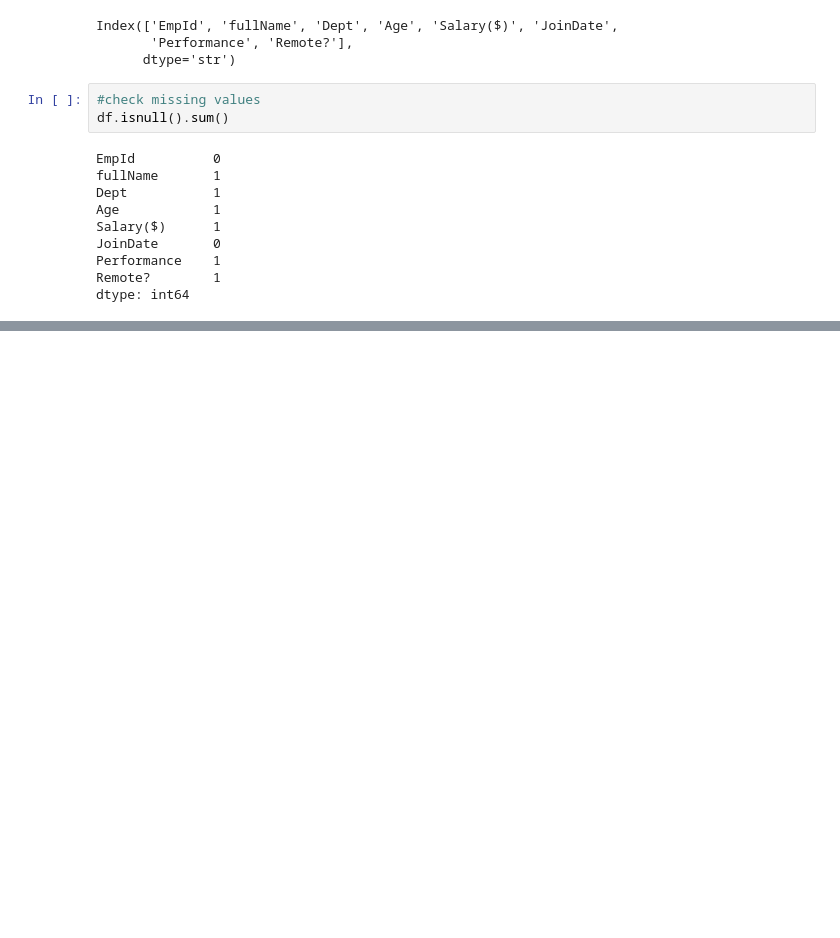
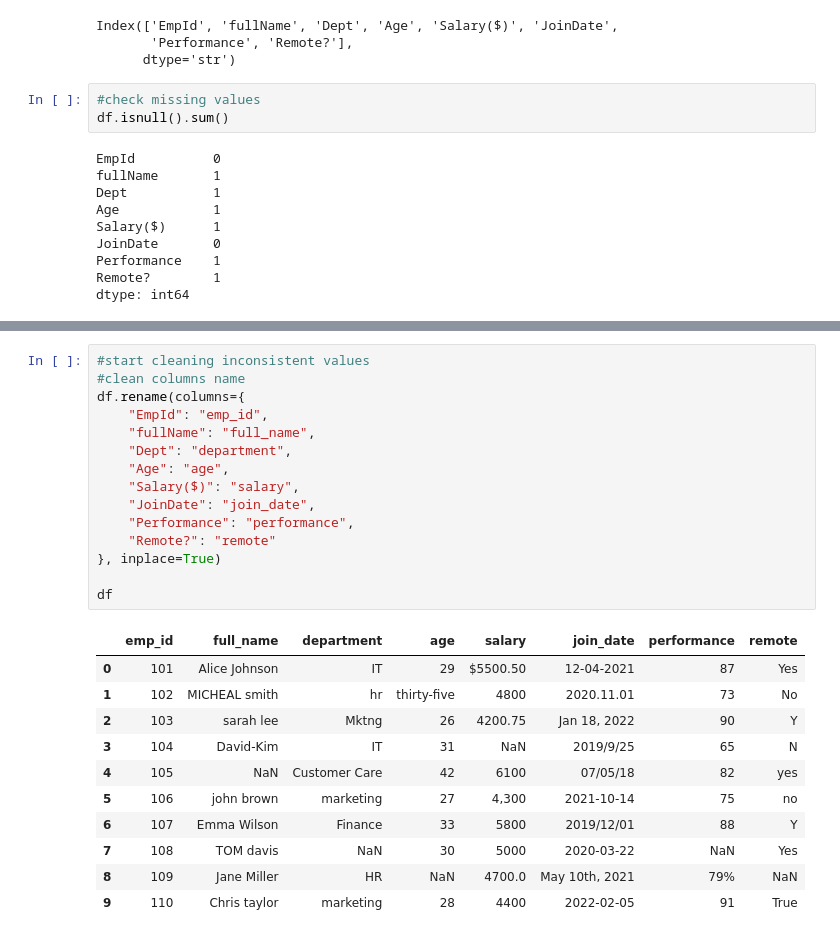
Before and after one commit to Pretty-Towsen/data-analysis-class, a Jupyter notebook: employee_analysis.ipynb, the cells around one changed output, grey strips where cells are left out. Drawn from its saved outputs; the diff is of its cells as text; blank space fills up the shorter version.

```diff
--- a/employee_analysis.ipynb
+++ b/employee_analysis.ipynb
@@ -114,0 +141,27 @@ Length: 8, dtype: str
+# %%
+#start cleaning inconsistent values
+#clean columns name
+df.rename(columns={
+    "EmpId": "emp_id",
+    "fullName": "full_name",
+    "Dept": "department",
+    "Age": "age",
+    "Salary($)": "salary",
+    "JoinDate": "join_date",
+    "Performance": "performance",
+    "Remote?": "remote"
+}, inplace=True)
+
+df
+# %% [output]
+|  | emp_id | full_name | department | age | salary | join_date | performance | remote |
+| 0 | 101 | Alice Johnson | IT | 29 | $5500.50 | 12-04-2021 | 87 | Yes |
+| 1 | 102 | MICHEAL smith | hr | thirty-five | 4800 | 2020.11.01 | 73 | No |
+| 2 | 103 | sarah lee | Mktng | 26 | 4200.75 | Jan 18, 2022 | 90 | Y |
+| 3 | 104 | David-Kim | IT | 31 | NaN | 2019/9/25 | 65 | N |
+| 4 | 105 | NaN | Customer Care | 42 | 6100 | 07/05/18 | 82 | yes |
+| 5 | 106 | john brown | marketing | 27 | 4,300 | 2021-10-14 | 75 | no |
+| 6 | 107 | Emma Wilson | Finance | 33 | 5800 | 2019/12/01 | 88 | Y |
+| 7 | 108 | TOM davis | NaN | 30 | 5000 | 2020-03-22 | NaN | Yes |
+| 8 | 109 | Jane Miller | HR | NaN | 4700.0 | May 10th, 2021 | 79% | NaN |
+| 9 | 110 | Chris taylor | marketing | 28 | 4400 | 2022-02-05 | 91 | True |
```
Also changed, not shown: parts of 28 cells of this notebook, 3 other files.
